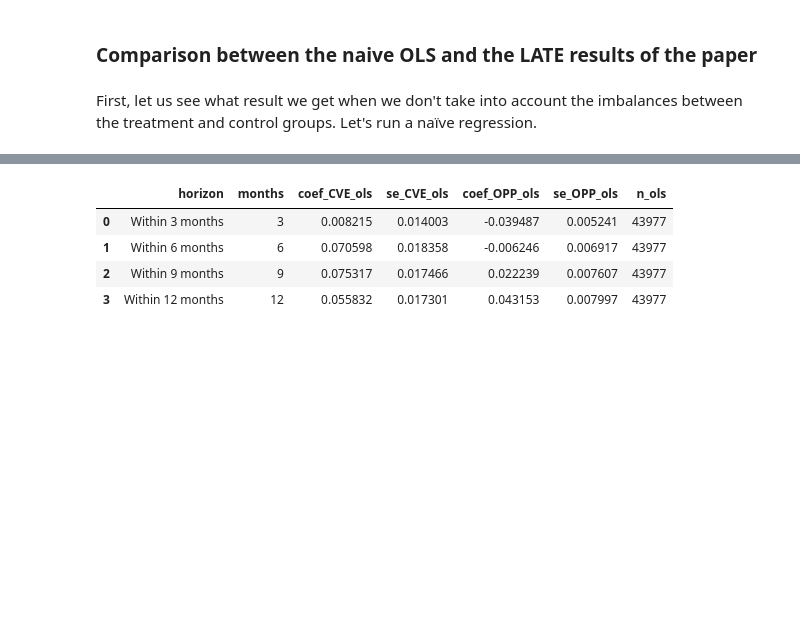
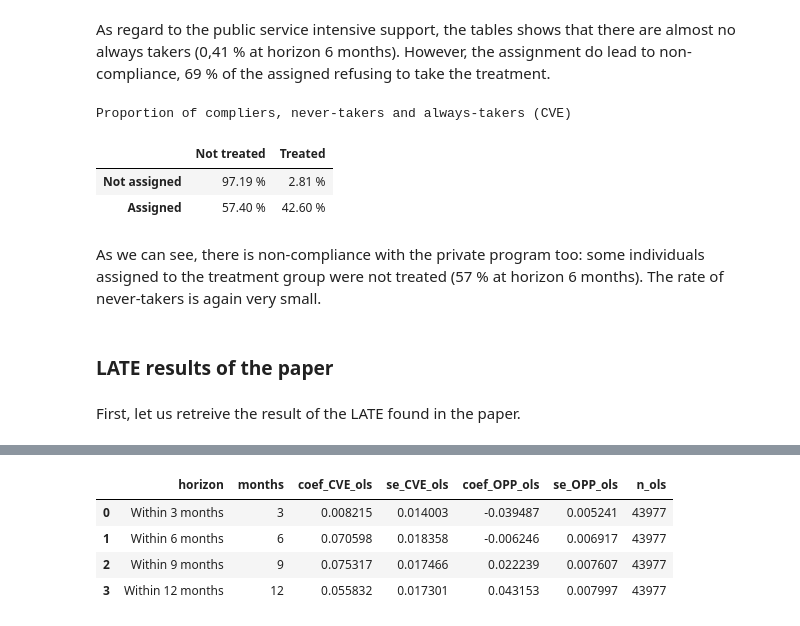
Before and after one commit to selaazdoudi/Private-vs-Public-Job-Search-Counseling, a Jupyter notebook: DML_LATE.ipynb, the cells around one changed output, grey strips where cells are left out. Cells and saved outputs as stored; diff of their text form; code cells hidden in the pictures; blank space fills up the shorter version.

```diff
--- a/DML_LATE.ipynb
+++ b/DML_LATE.ipynb
@@ -71,7 +67,39 @@ As we can see, there is non-compliance with the CVE intensive program: some indi
+# %% [markdown]
+As regard to the public service intensive support, the tables shows that there are almost no always takers (0,41 % at horizon 6 months). However, the assignment do lead to non-compliance, 69 % of the assigned refusing to take the treatment.
+# %%
+table_opp = pd.crosstab(
+    sample_cveopp["OPP"],
+    sample_cveopp["acceptationOPP_6MOIS"],
+    normalize="index"
+) * 100
+
+table_opp = table_opp.copy()
+table_opp.index = ["Not assigned" if x == 0 else "Assigned" for x in table_opp.index]
+table_opp.columns = ["Not treated" if x == 0 else "Treated" for x in table_opp.columns]
+
+styled_table = (
+    table_opp.style
+    .format("{:.2f} %")
+    .set_caption("Proportion of compliers, never-takers and always-takers (CVE)")
+    .background_gradient(cmap="Blues", axis=None)
+    .set_properties(
+        subset=pd.IndexSlice[["Assigned"], ["Not treated"]],
+        **{"background-color": "##f5b7b1"}
+    )
+)
+
+styled_table
+# %% [output]
+Proportion of compliers, never-takers and always-takers (CVE)
+|  | Not treated | Treated |
+| Not assigned | 97.19 % | 2.81 % |
+| Assigned | 57.40 % | 42.60 % |
+# %% [markdown]
+As we can see, there is non-compliance with the private program too: some individuals assigned to the treatment group were not treated (57 % at horizon 6 months). The rate of never-takers is again very small.
 # %% [markdown]
-### Comparison between the naive OLS and the LATE results of the paper
+### LATE results of the paper
-# %% [markdown]
-First, let us see what result we get when we don't take into account the imbalances between the treatment and control groups. Let's run a naïve regression.
+# %% [markdown]
+First, let us retreive the result of the LATE found in the paper.
 # %%
 from functions.dml import fmt_coef_and_se
 specs = [
```
Also changed, not shown: parts of 16 cells of this notebook.
